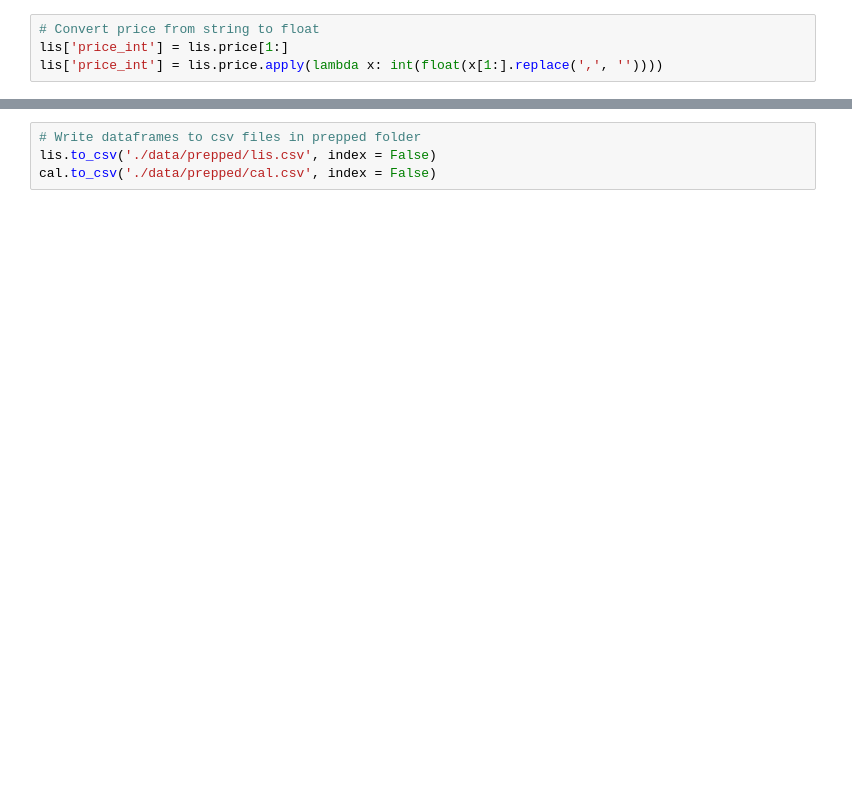
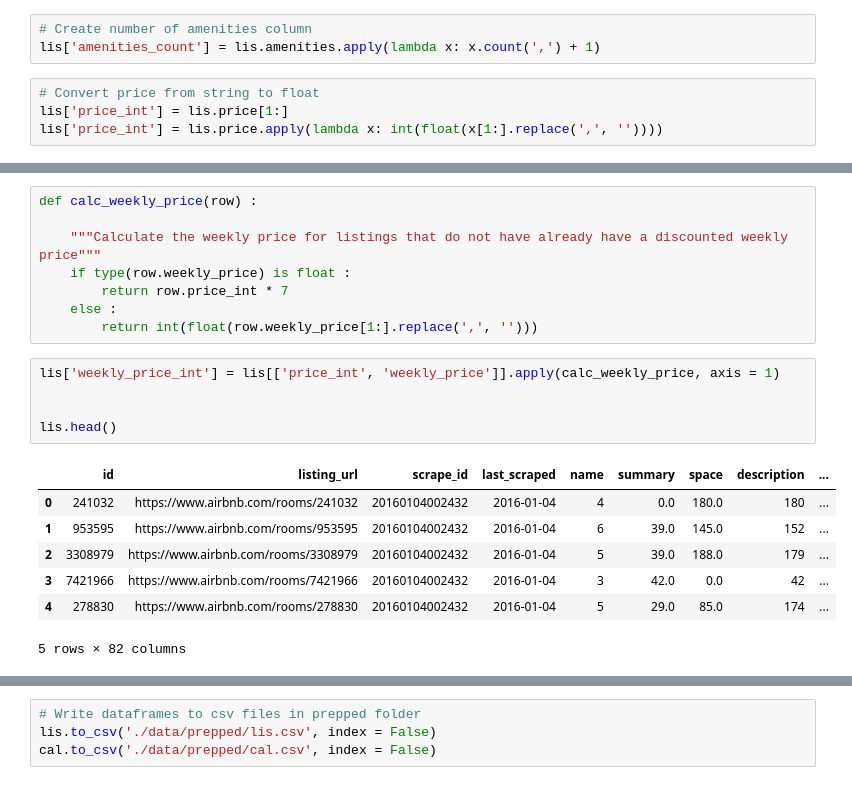
Before and after one commit to kevinhuynh23/RACK, a Jupyter notebook: prep.ipynb, the cells around one changed output, grey strips where cells are left out. Cells and saved outputs as stored; diff of their text form; blank space fills up the shorter version.

```diff
--- a/prep.ipynb
+++ b/prep.ipynb
@@ -173,6 +174,9 @@ colcounts = ['name', 'summary', 'space', 'description', 'neighborhood_overview',
 for col in colcounts:
     lis[col] = lis[col].str.count(' ') + 1
     lis[col] = lis[col].fillna(0)
+# %%
+# Create number of amenities column
+lis['amenities_count'] = lis.amenities.apply(lambda x: x.count(',') + 1)
 # %%
 # Convert price from string to float
 lis['price_int'] = lis.price[1:]
@@ -201,0 +211,21 @@ Name: monthly_price, dtype: object
+# %%
+def calc_weekly_price(row) :
+
+    """Calculate the weekly price for listings that do not have already have a discounted weekly price"""
+    if type(row.weekly_price) is float :
+        return row.price_int * 7
+    else :
+        return int(float(row.weekly_price[1:].replace(',', '')))
+# %%
+lis['weekly_price_int'] = lis[['price_int', 'weekly_price']].apply(calc_weekly_price, axis = 1)
+
+
+lis.head()
+# %% [output]
+|  | id | listing_url | scrape_id | last_scraped | name | summary | space | description | ... |
+| 0 | 241032 | https://www.airbnb.com/rooms/241032 | 20160104002432 | 2016-01-04 | 4 | 0.0 | 180.0 | 180 | ... |
+| 1 | 953595 | https://www.airbnb.com/rooms/953595 | 20160104002432 | 2016-01-04 | 6 | 39.0 | 145.0 | 152 | ... |
+| 2 | 3308979 | https://www.airbnb.com/rooms/3308979 | 20160104002432 | 2016-01-04 | 5 | 39.0 | 188.0 | 179 | ... |
+| 3 | 7421966 | https://www.airbnb.com/rooms/7421966 | 20160104002432 | 2016-01-04 | 3 | 42.0 | 0.0 | 42 | ... |
+| 4 | 278830 | https://www.airbnb.com/rooms/278830 | 20160104002432 | 2016-01-04 | 5 | 29.0 | 85.0 | 174 | ... |
+5 rows × 82 columns
```
Also changed, not shown: parts of 9 cells of this notebook, 2 other files.
